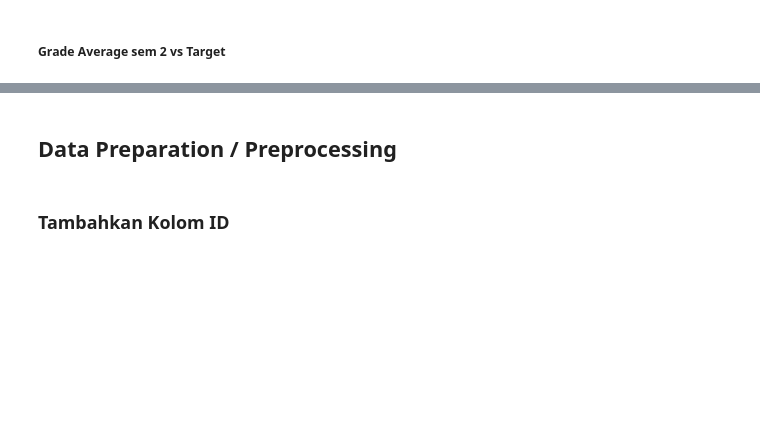
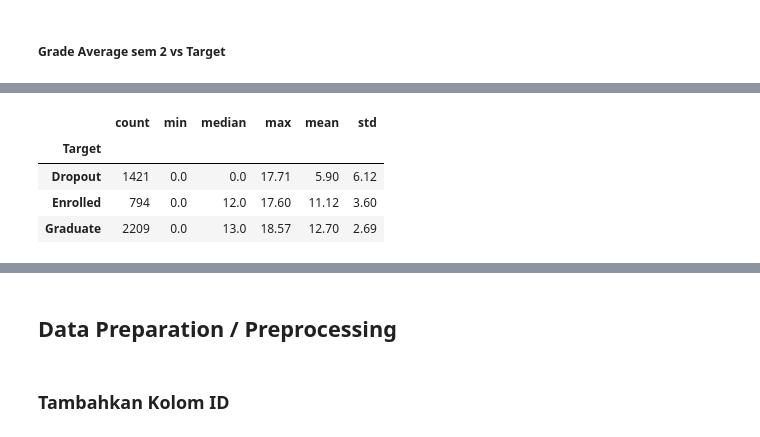
Before and after one commit to Sulbae/Student-s-Performances-Dashboard, a Jupyter notebook: notebook.ipynb, the cells around one changed output, grey strips where cells are left out. Drawn from its saved outputs; the diff is of its cells as text; code cells hidden in the pictures; blank space fills up the shorter version.

```diff
--- a/notebook.ipynb
+++ b/notebook.ipynb
@@ -1163,0 +1209,17 @@ _Insight_:
+# %%
+sem2_df = df.groupby('Target')['Curricular units 2nd sem (grade)'].agg([
+    'count',
+    'min',
+    'median',
+    'max',
+    'mean',
+    'std'
+]).round(2)
+
+sem2_df
+# %% [output]
+|  | count | min | median | max | mean | std |
+| Target |  |  |  |  |  |  |
+| Dropout | 1421 | 0.0 | 0.0 | 17.71 | 5.90 | 6.12 |
+| Enrolled | 794 | 0.0 | 12.0 | 17.60 | 11.12 | 3.60 |
+| Graduate | 2209 | 0.0 | 13.0 | 18.57 | 12.70 | 2.69 |
```
Also changed, not shown: parts of 6 cells of this notebook.
